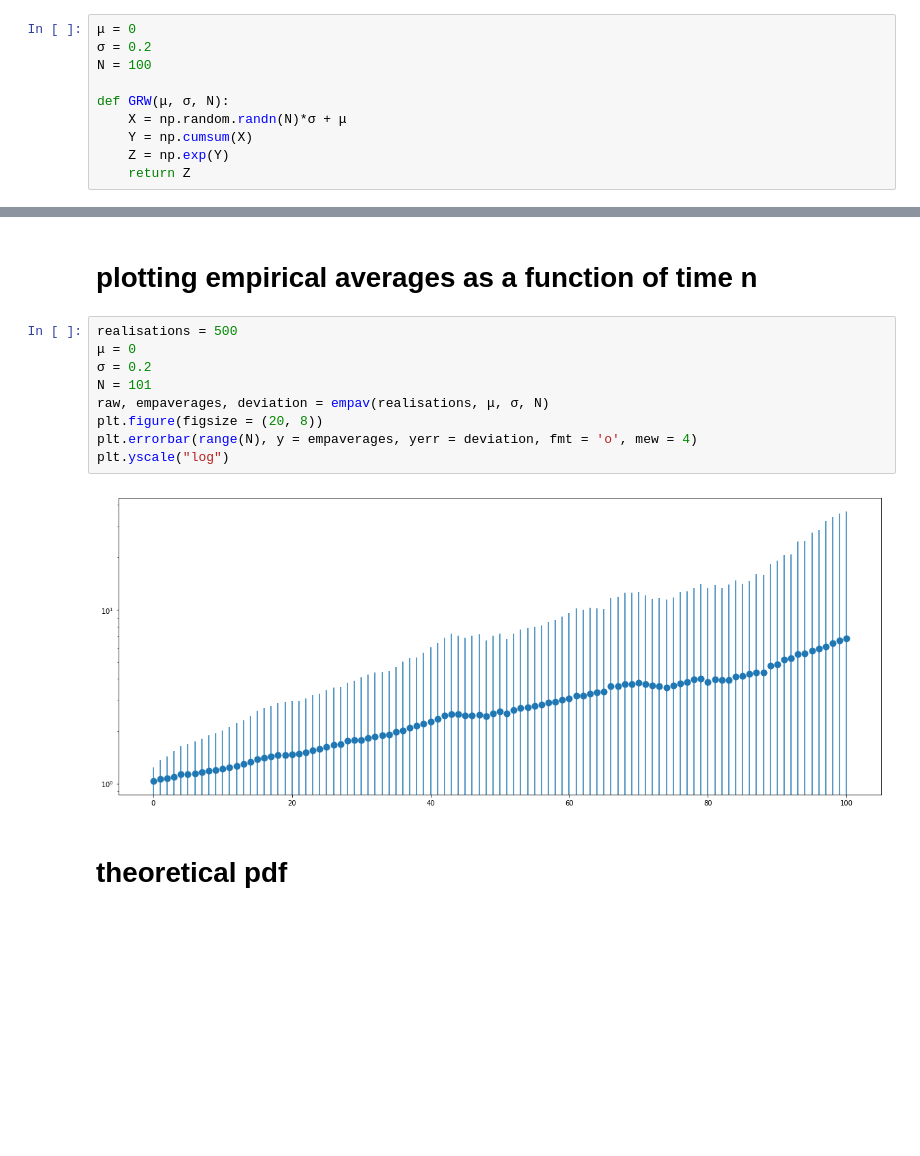
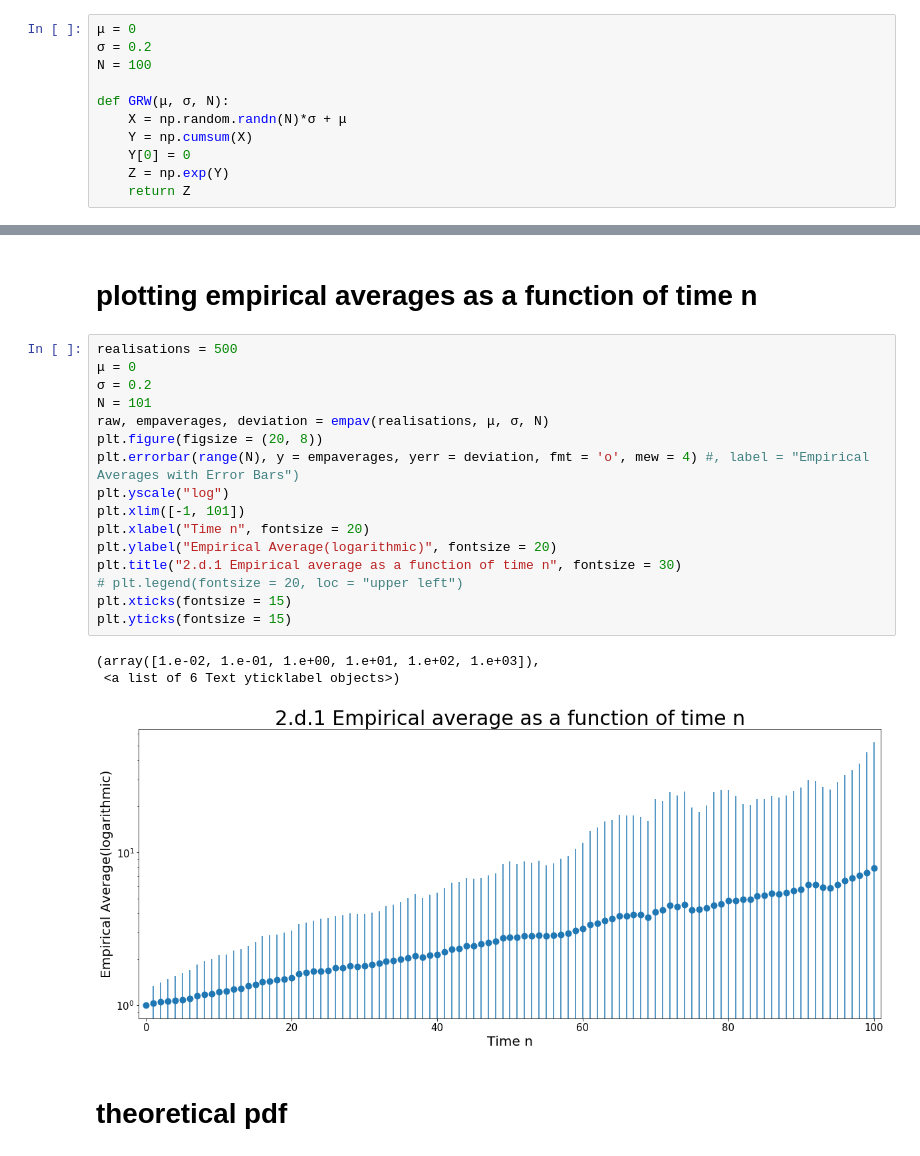
Before and after one commit to yziw/MA933, a Jupyter notebook: 1/Part 2.ipynb, the cells around one changed output, grey strips where cells are left out. Cells and saved outputs as stored; diff of their text form; blank space fills up the shorter version.

Commit message:
graphs for 1 and 2 should be final

```diff
--- a/1/Part 2.ipynb
+++ b/1/Part 2.ipynb
@@ -20,6 +20,7 @@ N = 100
 def GRW(μ, σ, N):
     X = np.random.randn(N)*σ + μ
     Y = np.cumsum(X)
+    Y[0] = 0
     Z = np.exp(Y)
     return Z
 # %%
@@ -46,14 +47,23 @@ def empav(realisations, μ, σ, N):
 # %%
 realisations = 500
 μ = 0
 σ = 0.2
 N = 101
 raw, empaverages, deviation = empav(realisations, μ, σ, N)
 plt.figure(figsize = (20, 8))
-plt.errorbar(range(N), y = empaverages, yerr = deviation, fmt = 'o', mew = 4)
+plt.errorbar(range(N), y = empaverages, yerr = deviation, fmt = 'o', mew = 4) #, label = "Empirical Averages with Error Bars")
 plt.yscale("log")
+plt.xlim([-1, 101])
+plt.xlabel("Time n", fontsize = 20)
+plt.ylabel("Empirical Average(logarithmic)", fontsize = 20)
+plt.title("2.d.1 Empirical average as a function of time n", fontsize = 30)
+# plt.legend(fontsize = 20, loc = "upper left")
+plt.xticks(fontsize = 15)
+plt.yticks(fontsize = 15)
 # %% [output]
+(array([1.e-02, 1.e-01, 1.e+00, 1.e+01, 1.e+02, 1.e+03]),
+ <a list of 6 Text yticklabel objects>)
-[figure, old version]
+[figure, new version]
 # %% [markdown]
 # theoretical pdf
 # %%
```
Also changed, not shown: parts of 17 cells of this notebook.
